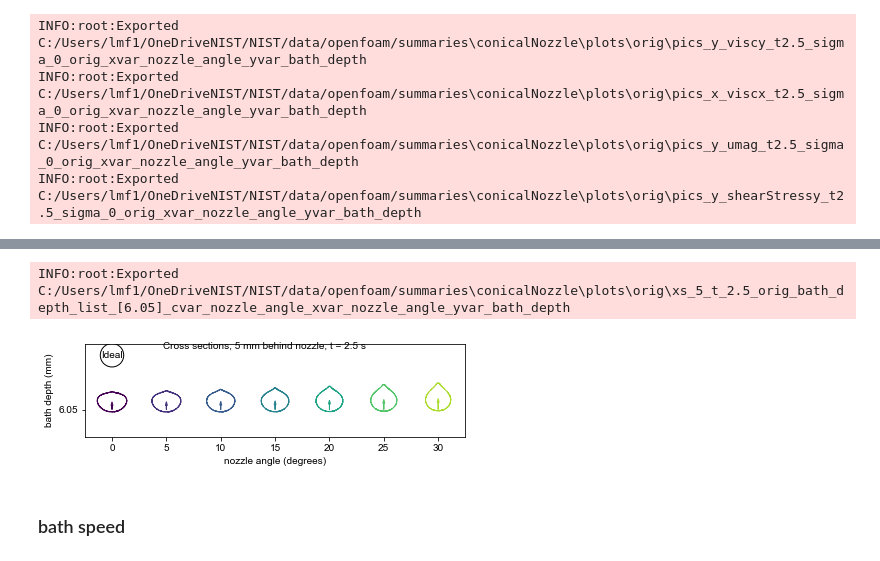
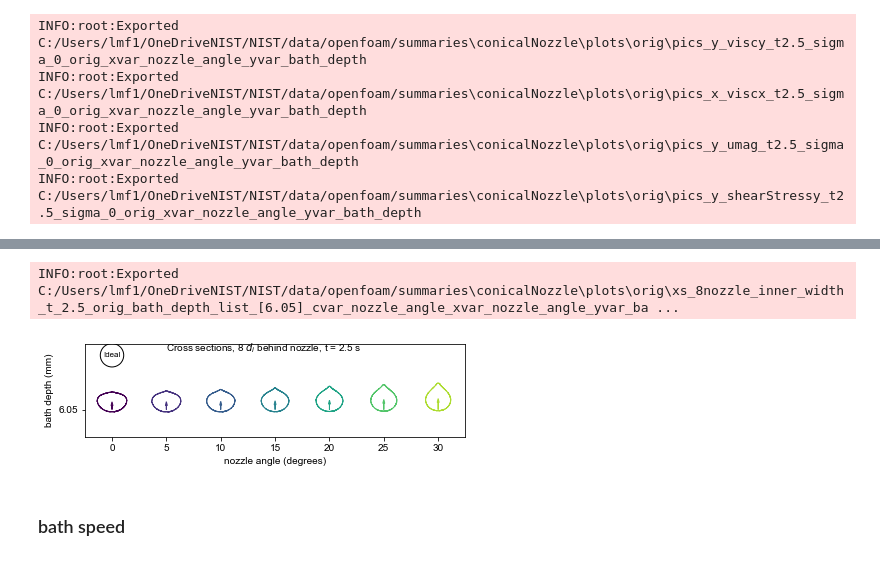
Before and after one commit to usnistgov/openfoamEmbedded3DP, a Jupyter notebook: pythonscripts/interfacemetrics_conicalNozzle.ipynb, the cells around one changed output, grey strips where cells are left out. Saved outputs shown, nothing was run; the diff lists cells and outputs as text; code cells hidden in the pictures.

```diff
--- a/pythonscripts/interfacemetrics_conicalNozzle.ipynb
+++ b/pythonscripts/interfacemetrics_conicalNozzle.ipynb
@@ -17,6 +17,6 @@ logger.setLevel(logging.DEBUG)
 # %%
 SERVERFOLDER = os.path.join(cfg.path.server, r'conicalNozzle')
 EXPORTFOLDER = os.path.join(cfg.path.fig, 'conicalNozzle', 'plots')
-TOPFOLDERS = [os.path.join(SERVERFOLDER, s) for s in ['orig', 'horizontal', 'speed_sweep', 'visc_speed']]
+TOPFOLDERS = [os.path.join(SERVERFOLDER, s) for s in ['orig', 'horizontal', 'speed_sweep', 'visc_speed', 'diameter', 'k', 'newtonian']]
 # %% [markdown]
 # Generating Files
@@ -94,7 +94,7 @@ for TOPFOLDER in [TOPFOLDERS[0]]:
 
     if exportXS:
         # cross-sections
-        XSPlots0(TOPFOLDER, EXPORTFOLDER, time, x, sigma, **kwargs)
+        XSPlots0(TOPFOLDER, EXPORTFOLDER, time, x, **kwargs)
 
     if exportPics:
         # images
@@ -126,8 +127,10 @@ INFO:root:Exported C:/Users/lmf1/OneDriveNIST/NIST/data/openfoam/summaries\conic
 # %%
-XSPlots0(TOPFOLDERS[0], EXPORTFOLDER, 2.5, 5, 0, bath_depth_list=[6.05], adjustBounds=False, cvar='nozzle_angle', xvar='nozzle_angle', yvar='bath_depth', overwrite=True)
+XSPlots0(TOPFOLDERS[0], EXPORTFOLDER, 2.5, 8, xunits='nozzle_inner_width',
+         bath_depth_list=[6.05], adjustBounds=False, cvar='nozzle_angle',
+         xvar='nozzle_angle', yvar='bath_depth', overwrite=True)
 # %% [output]
-INFO:root:Exported C:/Users/lmf1/OneDriveNIST/NIST/data/openfoam/summaries\conicalNozzle\plots\orig\xs_5_t_2.5_orig_bath_depth_list_[6.05]_cvar_nozzle_angle_xvar_nozzle_angle_yvar_bath_depth
+INFO:root:Exported C:/Users/lmf1/OneDriveNIST/NIST/data/openfoam/summaries\conicalNozzle\plots\orig\xs_8nozzle_inner_width_t_2.5_orig_bath_depth_list_[6.05]_cvar_nozzle_angle_xvar_nozzle_angle_yvar_ba ...
-[figure, old version]
+[figure, new version]
 # %% [markdown]
 ### bath speed
 # %%
```
Also changed, not shown: parts of 12 cells of this notebook, 9 other files.
